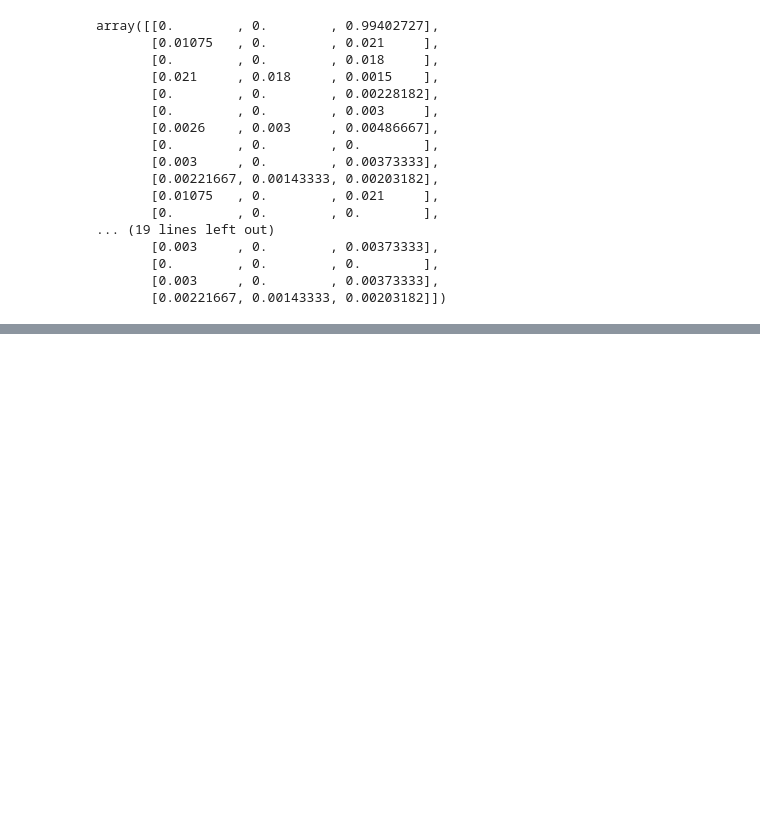
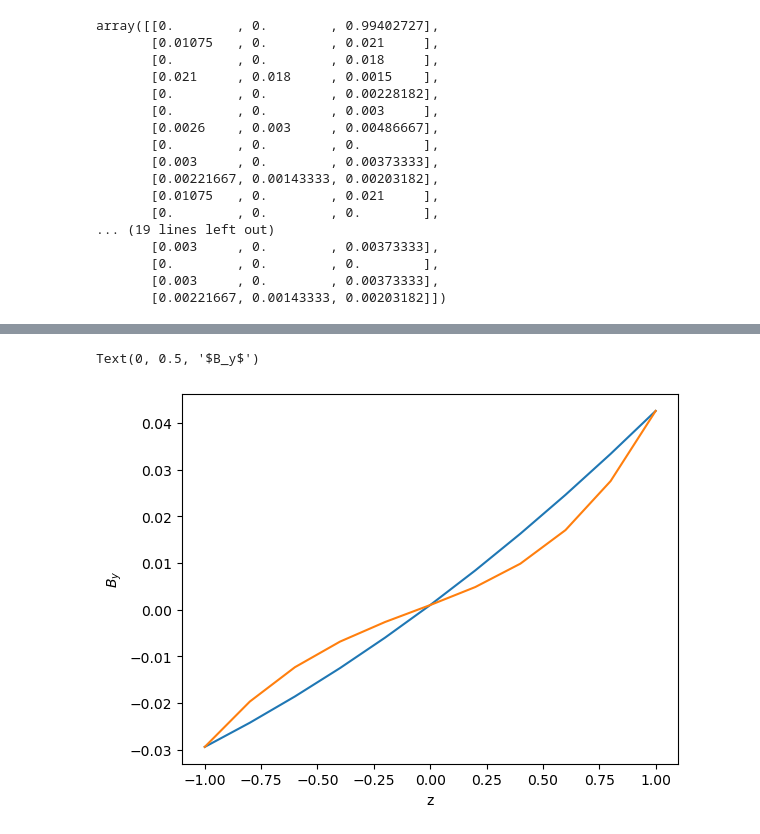
Before and after one commit to piyamure/PHY_Brad, a Jupyter notebook: B_reconstruction_syndy.ipynb, the cells around one changed output, grey strips where cells are left out. Cells and saved outputs as stored; diff of their text form; code cells hidden in the pictures; blank space fills up the shorter version.

```diff
--- a/B_reconstruction_syndy.ipynb
+++ b/B_reconstruction_syndy.ipynb
@@ -192,0 +110,9 @@ Text(0, 0.5, '$B_y$')
+# %%
+# plot By (predicted/actual) vs z
+plt.plot(z_coords[:,2],B_z[:,1])
+plt.plot(z_coords[:,2],Bv_pred[:,1])
+plt.xlabel('z')
+plt.ylabel('$B_y$')
+# %% [output]
+Text(0, 0.5, '$B_y$')
+[figure, added]
```
Also changed, not shown: parts of 14 cells of this notebook.
